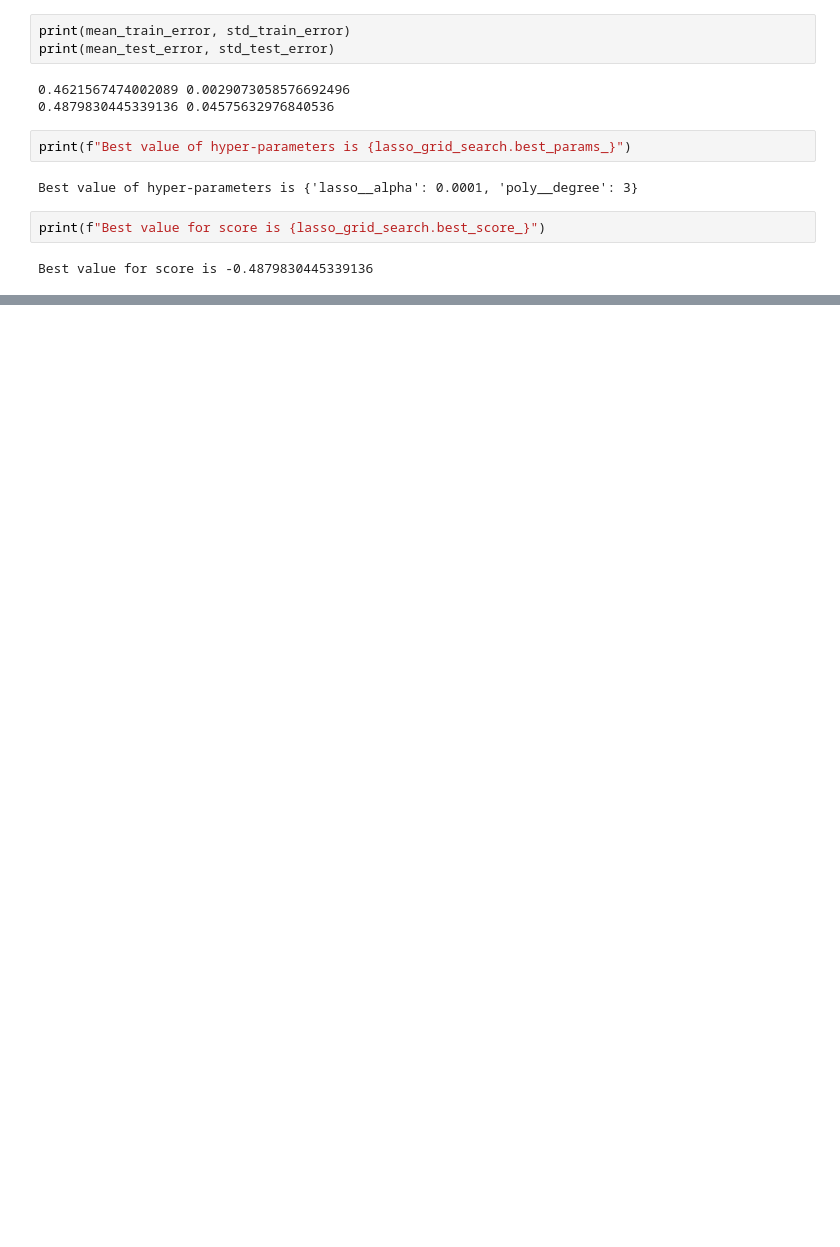
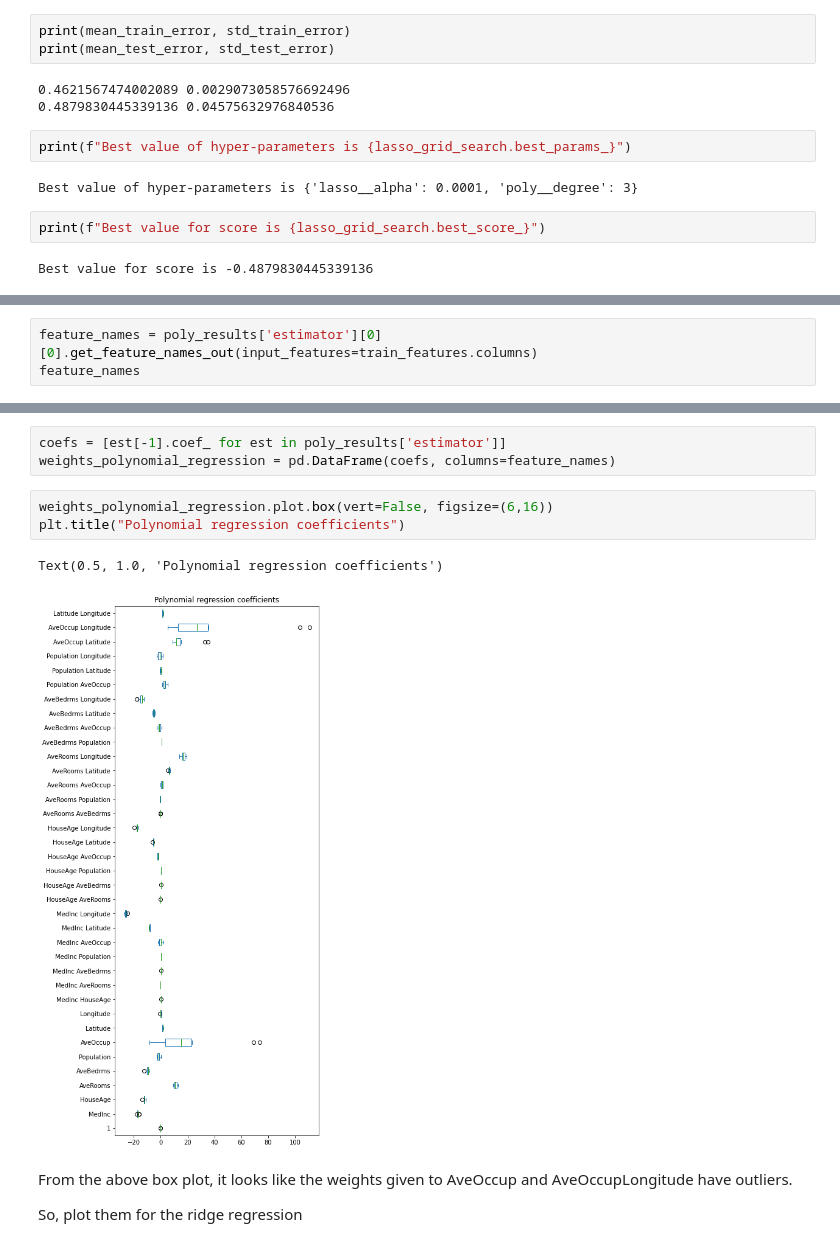
Before and after one commit to ananddotiyer/IIT-M, a Jupyter notebook: My Notes/MLP/Week4.ipynb, the cells around one changed output, grey strips where cells are left out. Drawn from its saved outputs; the diff is of its cells as text; blank space fills up the shorter version.

```diff
--- a/My Notes/MLP/Week4.ipynb
+++ b/My Notes/MLP/Week4.ipynb
@@ -382,0 +449,3 @@ Best value for score is -0.4879830445339136
+# %%
+feature_names = poly_results['estimator'][0][0].get_feature_names_out(input_features=train_features.columns)
+feature_names
@@ -382,0 +465,13 @@ Best value for score is -0.4879830445339136
+# %%
+coefs = [est[-1].coef_ for est in poly_results['estimator']]
+weights_polynomial_regression = pd.DataFrame(coefs, columns=feature_names)
+# %%
+weights_polynomial_regression.plot.box(vert=False, figsize=(6,16))
+plt.title("Polynomial regression coefficients")
+# %% [output]
+Text(0.5, 1.0, 'Polynomial regression coefficients')
+[figure, added]
+# %% [markdown]
+From the above box plot, it looks like the weights given to AveOccup and AveOccupLongitude have outliers.
+
+So, plot them for the ridge regression
```
Also changed, not shown: parts of 28 cells of this notebook.
